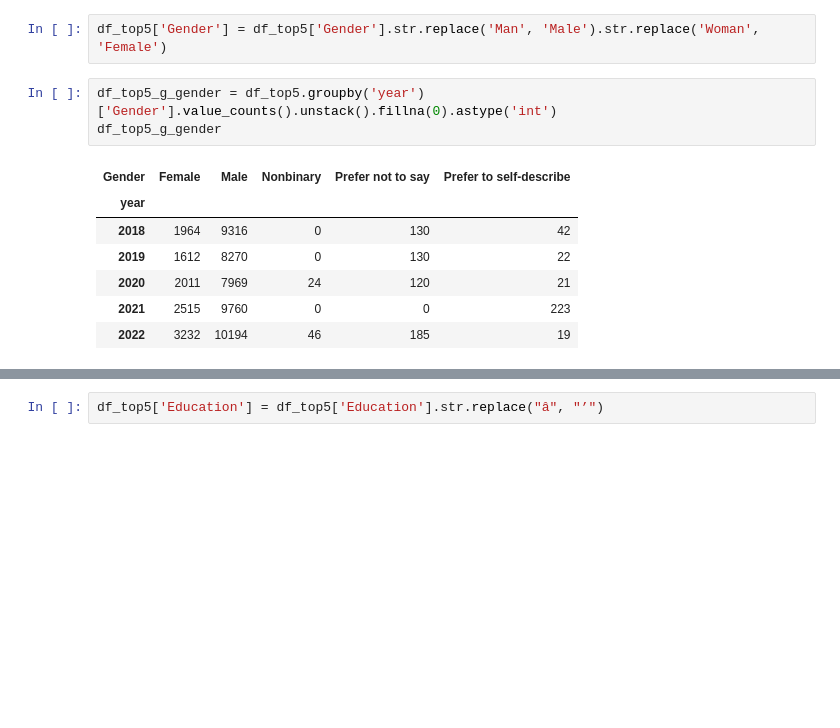
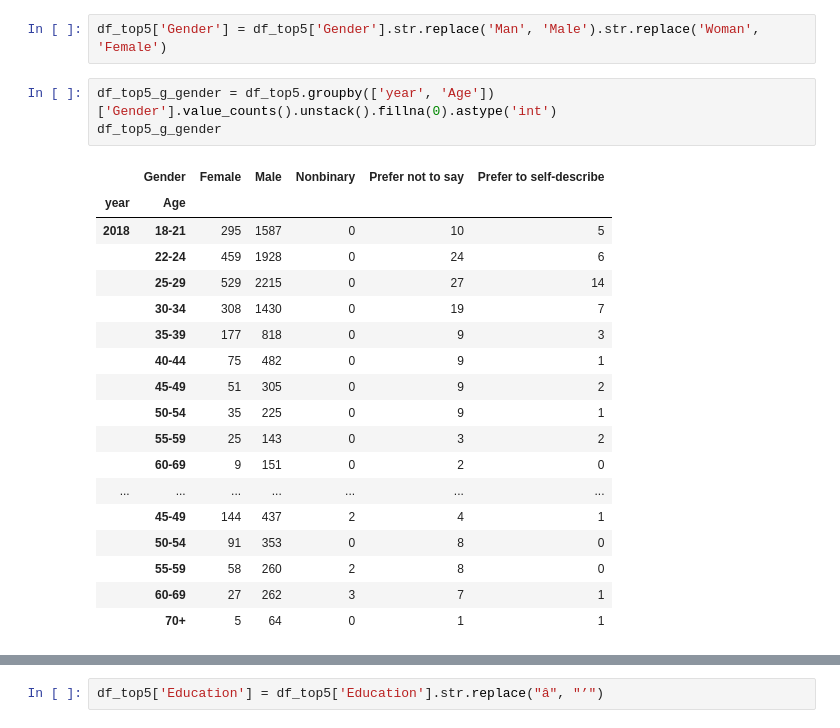
Before and after one commit to Amir-UL-Islam/Machine-Learning-Notebooks, a Jupyter notebook: survey2022.ipynb, the cells around one changed output, grey strips where cells are left out. Drawn from its saved outputs; the diff is of its cells as text; blank space fills up the shorter version.

```diff
--- a/survey2022.ipynb
+++ b/survey2022.ipynb
@@ -327,13 +300,24 @@ Have to work with
 # %%
 df_top5['Gender'] = df_top5['Gender'].str.replace('Man', 'Male').str.replace('Woman', 'Female')
 # %%
-df_top5_g_gender = df_top5.groupby('year')['Gender'].value_counts().unstack().fillna(0).astype('int')
+df_top5_g_gender = df_top5.groupby(['year', 'Age'])['Gender'].value_counts().unstack().fillna(0).astype('int')
 df_top5_g_gender
 # %% [output]
-| Gender | Female | Male | Nonbinary | Prefer not to say | Prefer to self-describe |
-| year |  |  |  |  |  |
-| 2018 | 1964 | 9316 | 0 | 130 | 42 |
-| 2019 | 1612 | 8270 | 0 | 130 | 22 |
-| 2020 | 2011 | 7969 | 24 | 120 | 21 |
-| 2021 | 2515 | 9760 | 0 | 0 | 223 |
-| 2022 | 3232 | 10194 | 46 | 185 | 19 |
+|  | Gender | Female | Male | Nonbinary | Prefer not to say | Prefer to self-describe |
+| year | Age |  |  |  |  |  |
+| 2018 | 18-21 | 295 | 1587 | 0 | 10 | 5 |
+|  | 22-24 | 459 | 1928 | 0 | 24 | 6 |
+|  | 25-29 | 529 | 2215 | 0 | 27 | 14 |
+|  | 30-34 | 308 | 1430 | 0 | 19 | 7 |
+|  | 35-39 | 177 | 818 | 0 | 9 | 3 |
+|  | 40-44 | 75 | 482 | 0 | 9 | 1 |
+|  | 45-49 | 51 | 305 | 0 | 9 | 2 |
+|  | 50-54 | 35 | 225 | 0 | 9 | 1 |
+|  | 55-59 | 25 | 143 | 0 | 3 | 2 |
+|  | 60-69 | 9 | 151 | 0 | 2 | 0 |
+| ... | ... | ... | ... | ... | ... | ... |
+|  | 45-49 | 144 | 437 | 2 | 4 | 1 |
+|  | 50-54 | 91 | 353 | 0 | 8 | 0 |
+|  | 55-59 | 58 | 260 | 2 | 8 | 0 |
+|  | 60-69 | 27 | 262 | 3 | 7 | 1 |
+|  | 70+ | 5 | 64 | 0 | 1 | 1 |
```
Also changed, not shown: parts of 11 cells of this notebook.
